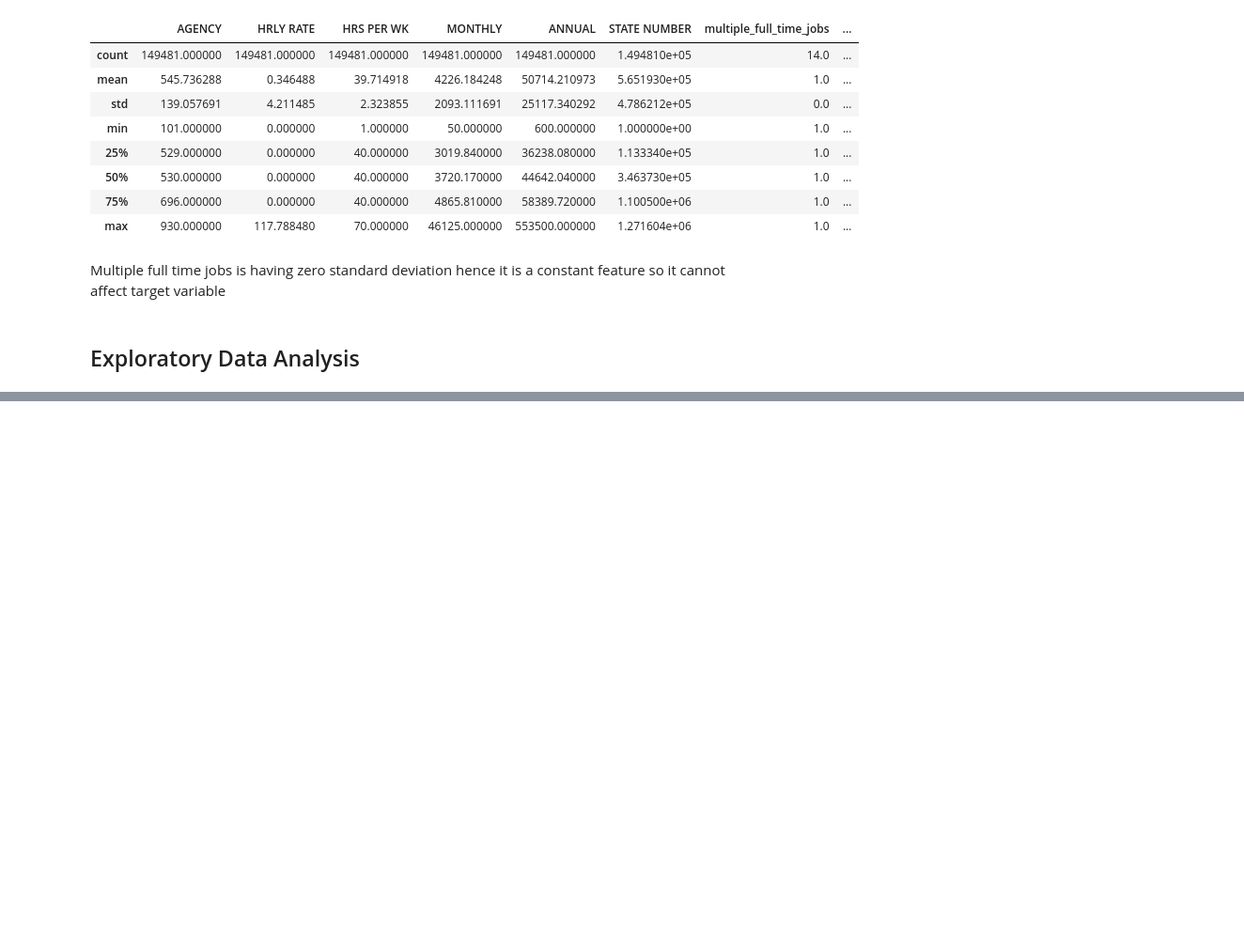
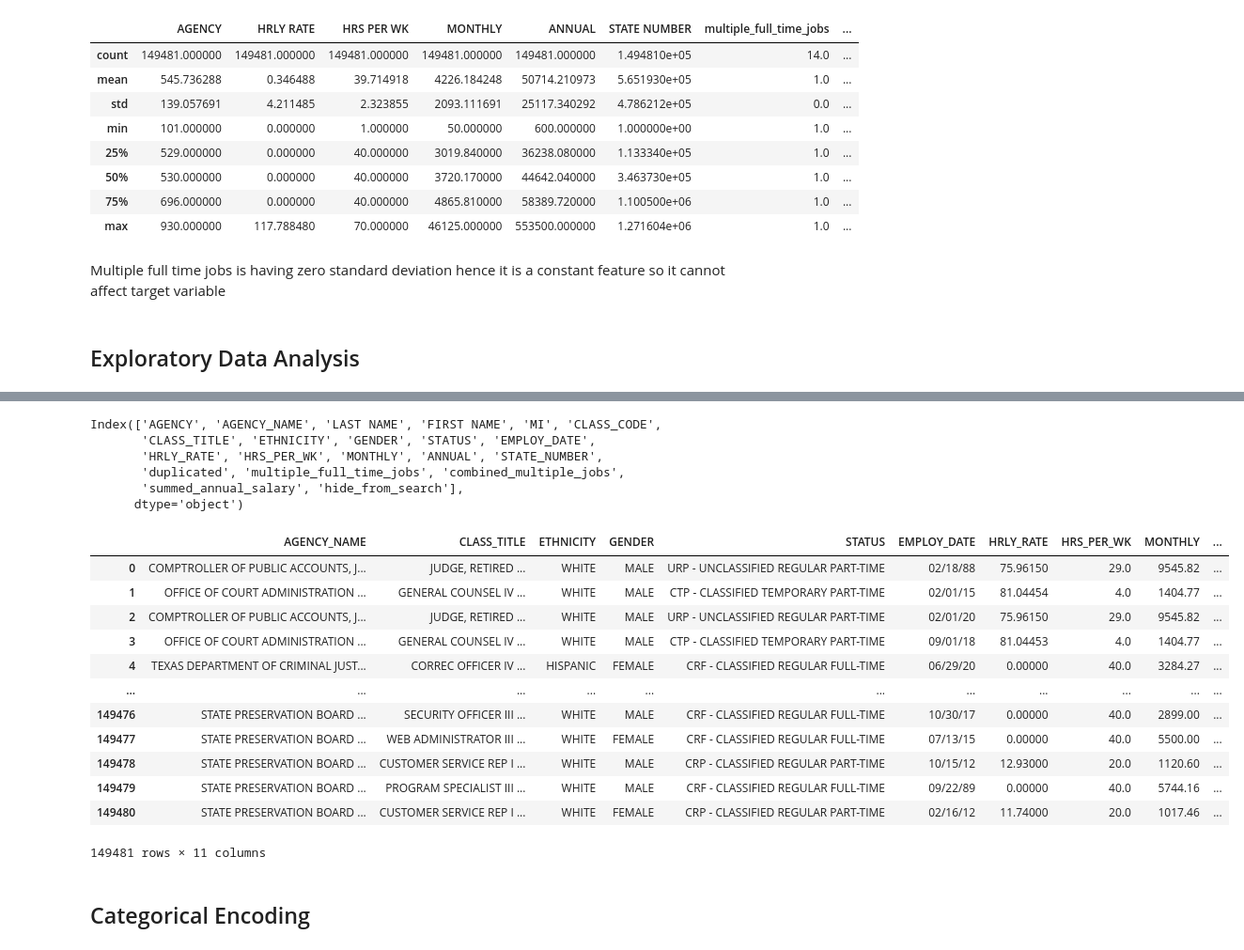
Before and after one commit to manju70/Texas-salary-prediction, a Jupyter notebook: Texas_salary.ipynb, the cells around one changed output, grey strips where cells are left out. Shown: that part at 94% size. Saved outputs shown, nothing was run; the diff lists cells and outputs as text; code cells hidden in the pictures; blank space fills up the shorter version.

```diff
--- a/Texas_salary.ipynb
+++ b/Texas_salary.ipynb
@@ -202,0 +382,29 @@ Multiple full time jobs is having zero standard deviation hence it is a constant
+# %%
+data.columns
+# %% [output]
+Index(['AGENCY', 'AGENCY_NAME', 'LAST NAME', 'FIRST NAME', 'MI', 'CLASS_CODE',
+       'CLASS_TITLE', 'ETHNICITY', 'GENDER', 'STATUS', 'EMPLOY_DATE',
+       'HRLY_RATE', 'HRS_PER_WK', 'MONTHLY', 'ANNUAL', 'STATE_NUMBER',
+       'duplicated', 'multiple_full_time_jobs', 'combined_multiple_jobs',
+       'summed_annual_salary', 'hide_from_search'],
+      dtype='object')
+# %%
+data=data.drop(['AGENCY','LAST NAME','FIRST NAME','MI','CLASS_CODE','duplicated','multiple_full_time_jobs','combined_multiple_jobs','summed_annual_salary','hide_from_search'],axis=1)
+# %%
+data
+# %% [output]
+|  | AGENCY_NAME | CLASS_TITLE | ETHNICITY | GENDER | STATUS | EMPLOY_DATE | HRLY_RATE | HRS_PER_WK | MONTHLY | ... |
+| 0 | COMPTROLLER OF PUBLIC ACCOUNTS, J... | JUDGE, RETIRED ... | WHITE | MALE | URP - UNCLASSIFIED REGULAR PART-TIME | 02/18/88 | 75.96150 | 29.0 | 9545.82 | ... |
+| 1 | OFFICE OF COURT ADMINISTRATION ... | GENERAL COUNSEL IV ... | WHITE | MALE | CTP - CLASSIFIED TEMPORARY PART-TIME | 02/01/15 | 81.04454 | 4.0 | 1404.77 | ... |
+| 2 | COMPTROLLER OF PUBLIC ACCOUNTS, J... | JUDGE, RETIRED ... | WHITE | MALE | URP - UNCLASSIFIED REGULAR PART-TIME | 02/01/20 | 75.96150 | 29.0 | 9545.82 | ... |
+| 3 | OFFICE OF COURT ADMINISTRATION ... | GENERAL COUNSEL IV ... | WHITE | MALE | CTP - CLASSIFIED TEMPORARY PART-TIME | 09/01/18 | 81.04453 | 4.0 | 1404.77 | ... |
+| 4 | TEXAS DEPARTMENT OF CRIMINAL JUST... | CORREC OFFICER IV ... | HISPANIC | FEMALE | CRF - CLASSIFIED REGULAR FULL-TIME | 06/29/20 | 0.00000 | 40.0 | 3284.27 | ... |
+| ... | ... | ... | ... | ... | ... | ... | ... | ... | ... | ... |
+| 149476 | STATE PRESERVATION BOARD ... | SECURITY OFFICER III ... | WHITE | MALE | CRF - CLASSIFIED REGULAR FULL-TIME | 10/30/17 | 0.00000 | 40.0 | 2899.00 | ... |
+| 149477 | STATE PRESERVATION BOARD ... | WEB ADMINISTRATOR III ... | WHITE | FEMALE | CRF - CLASSIFIED REGULAR FULL-TIME | 07/13/15 | 0.00000 | 40.0 | 5500.00 | ... |
+| 149478 | STATE PRESERVATION BOARD ... | CUSTOMER SERVICE REP I ... | WHITE | MALE | CRP - CLASSIFIED REGULAR PART-TIME | 10/15/12 | 12.93000 | 20.0 | 1120.60 | ... |
+| 149479 | STATE PRESERVATION BOARD ... | PROGRAM SPECIALIST III ... | WHITE | MALE | CRF - CLASSIFIED REGULAR FULL-TIME | 09/22/89 | 0.00000 | 40.0 | 5744.16 | ... |
+| 149480 | STATE PRESERVATION BOARD ... | CUSTOMER SERVICE REP I ... | WHITE | FEMALE | CRP - CLASSIFIED REGULAR PART-TIME | 02/16/12 | 11.74000 | 20.0 | 1017.46 | ... |
+149481 rows × 11 columns
+# %% [markdown]
+## Categorical Encoding
```
Also changed, not shown: parts of 52 cells of this notebook.
